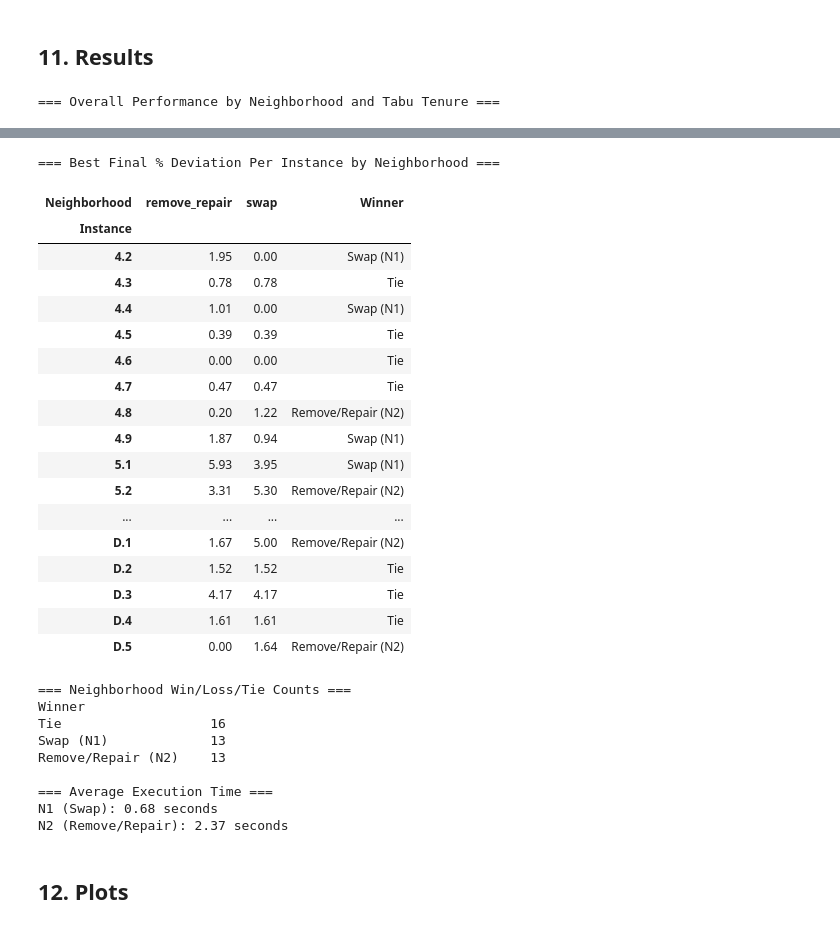
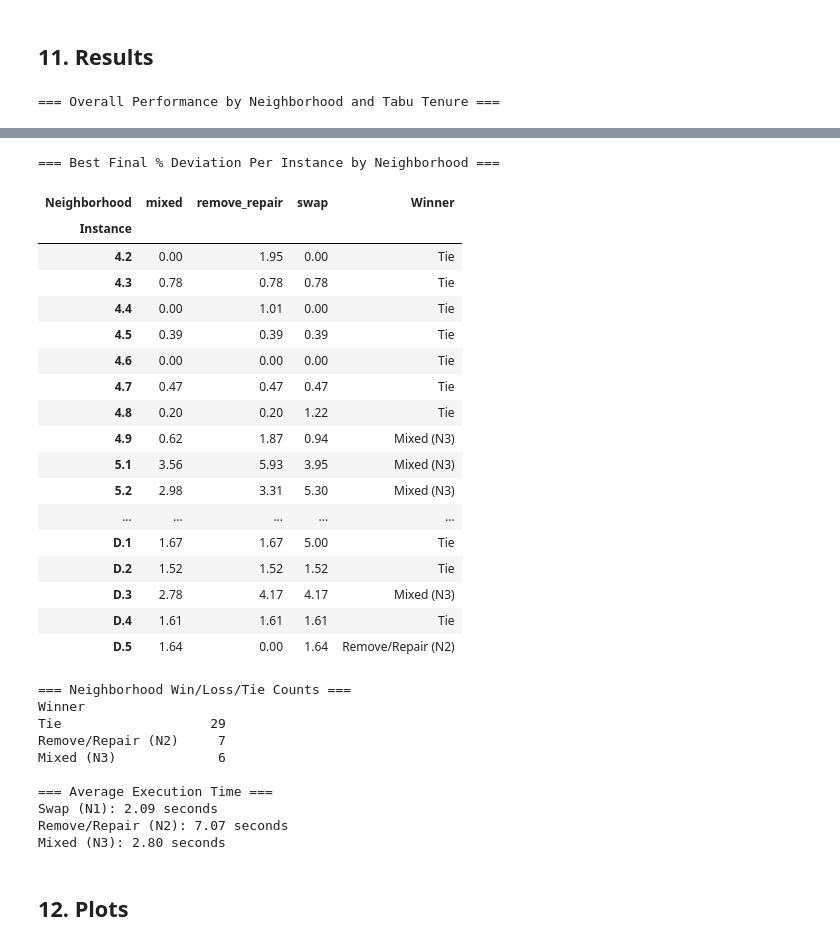
Before and after one commit to gksoztrk/MHO, a Jupyter notebook: scp_constructive_heuristics_assig_3 tabu.ipynb, the cells around one changed output, grey strips where cells are left out. Drawn from its saved outputs; the diff is of its cells as text; code cells hidden in the pictures.

Commit message:
new results

```diff
--- a/scp_constructive_heuristics_assig_3 tabu.ipynb
+++ b/scp_constructive_heuristics_assig_3 tabu.ipynb
@@ -926,14 +930,10 @@ if instances and initial_solutions_data:
 # %% [markdown]
 ## 11. Results
 # %%
-import pandas as pd
-import numpy as np
 
-# Load the experiment results
 df = pd.read_csv("scp_tabu_results.csv")
 
 # 1. Overall Summary by Neighborhood and Tabu Tenure
-# This table is perfect for your report to show which hyperparameter (T) was best.
 print("=== Overall Performance by Neighborhood and Tabu Tenure ===")
 overall_summary = df.groupby(["Neighborhood", "Parameter_T"]).agg(
     Avg_Init_Dev=("Pct_Dev_Initial", "mean"),
@@ -946,15 +946,20 @@ overall_summary = df.groupby(["Neighborhood", "Parameter_T"]).agg(
 display(overall_summary)
 
 # 2. Per-Instance Head-to-Head Comparison
-# Finds the absolute best deviation achieved by each neighborhood on each instance
 print("\n=== Best Final % Deviation Per Instance by Neighborhood ===")
+# Pivot to have one column per neighborhood
 instance_summary = df.groupby(["Instance", "Neighborhood"])["Pct_Dev_Final"].min().unstack().round(2)
 
-# Determine the winner for each instance
-instance_summary["Winner"] = np.where(
-    instance_summary["swap"] < instance_summary["remove_repair"], "Swap (N1)",
-    np.where(instance_summary["swap"] > instance_summary["remove_repair"], "Remove/Repair (N2)", "Tie")
-)
+# Find the absolute minimum value for each instance
+min_vals = instance_summary[["swap", "remove_repair", "mixed"]].min(axis=1)
+
+# A tie occurs if more than one neighborhood achieved the exact minimum value
+is_tie = instance_summary[["swap", "remove_repair", "mixed"]].eq(min_vals, axis=0).sum(axis=1) > 1
+
+# Identify the winner using idxmin, map it to a readable name, and overwrite with "Tie" where applicable
+name_map = {"swap": "Swap (N1)", "remove_repair": "Remove/Repair (N2)", "mixed": "Mixed (N3)"}
+instance_summary["Winner"] = instance_summary[["swap", "remove_repair", "mixed"]].idxmin(axis=1).map(name_map)
+instance_summary.loc[is_tie, "Winner"] = "Tie"
 
 display(instance_summary)
 
@@ -964,10 +969,10 @@ print(instance_summary["Winner"].value_counts().to_string())
 
 # 4. Average Execution Time Comparison
 print("\n=== Average Execution Time ===")
-time_n1 = df[df["Neighborhood"] == "swap"]["Execution_Time_s"].mean()
-time_n2 = df[df["Neighborhood"] == "remove_repair"]["Execution_Time_s"].mean()
-print(f"N1 (Swap): {time_n1:.2f} seconds")
-print(f"N2 (Remove/Repair): {time_n2:.2f} seconds")
+for nbh, name in name_map.items():
+    if nbh in df["Neighborhood"].values:
+        avg_time = df[df["Neighborhood"] == nbh]["Execution_Time_s"].mean()
+        print(f"{name}: {avg_time:.2f} seconds")
 # %% [output]
 === Overall Performance by Neighborhood and Tabu Tenure ===
 |  |  | Avg_Init_Dev | Avg_Final_Dev | Std_Final_Dev | Avg_Time_s | Avg_Moves |
@@ -981,30 +989,31 @@ print(f"N2 (Remove/Repair): {time_n2:.2f} seconds")
 === Best Final % Deviation Per Instance by Neighborhood ===
-| Neighborhood | remove_repair | swap | Winner |
-| Instance |  |  |  |
-| 4.2 | 1.95 | 0.00 | Swap (N1) |
-| 4.3 | 0.78 | 0.78 | Tie |
-| 4.4 | 1.01 | 0.00 | Swap (N1) |
-| 4.5 | 0.39 | 0.39 | Tie |
-| 4.6 | 0.00 | 0.00 | Tie |
-| 4.7 | 0.47 | 0.47 | Tie |
-| 4.8 | 0.20 | 1.22 | Remove/Repair (N2) |
-| 4.9 | 1.87 | 0.94 | Swap (N1) |
-| 5.1 | 5.93 | 3.95 | Swap (N1) |
-| 5.2 | 3.31 | 5.30 | Remove/Repair (N2) |
-| ... | ... | ... | ... |
-| D.1 | 1.67 | 5.00 | Remove/Repair (N2) |
-| D.2 | 1.52 | 1.52 | Tie |
-| D.3 | 4.17 | 4.17 | Tie |
-| D.4 | 1.61 | 1.61 | Tie |
-| D.5 | 0.00 | 1.64 | Remove/Repair (N2) |
+| Neighborhood | mixed | remove_repair | swap | Winner |
+| Instance |  |  |  |  |
+| 4.2 | 0.00 | 1.95 | 0.00 | Tie |
+| 4.3 | 0.78 | 0.78 | 0.78 | Tie |
+| 4.4 | 0.00 | 1.01 | 0.00 | Tie |
+| 4.5 | 0.39 | 0.39 | 0.39 | Tie |
+| 4.6 | 0.00 | 0.00 | 0.00 | Tie |
+| 4.7 | 0.47 | 0.47 | 0.47 | Tie |
+| 4.8 | 0.20 | 0.20 | 1.22 | Tie |
+| 4.9 | 0.62 | 1.87 | 0.94 | Mixed (N3) |
+| 5.1 | 3.56 | 5.93 | 3.95 | Mixed (N3) |
+| 5.2 | 2.98 | 3.31 | 5.30 | Mixed (N3) |
+| ... | ... | ... | ... | ... |
+| D.1 | 1.67 | 1.67 | 5.00 | Tie |
+| D.2 | 1.52 | 1.52 | 1.52 | Tie |
+| D.3 | 2.78 | 4.17 | 4.17 | Mixed (N3) |
+| D.4 | 1.61 | 1.61 | 1.61 | Tie |
+| D.5 | 1.64 | 0.00 | 1.64 | Remove/Repair (N2) |
 === Neighborhood Win/Loss/Tie Counts ===
 Winner
-Tie                   16
-Swap (N1)             13
-Remove/Repair (N2)    13
+Tie                   29
+Remove/Repair (N2)     7
+Mixed (N3)             6
 
 === Average Execution Time ===
-N1 (Swap): 0.68 seconds
-N2 (Remove/Repair): 2.37 seconds
+Swap (N1): 2.09 seconds
+Remove/Repair (N2): 7.07 seconds
+Mixed (N3): 2.80 seconds
 # %% [markdown]
 ## 12. Plots
```
Also changed, not shown: parts of 7 cells of this notebook, 1 other file.
